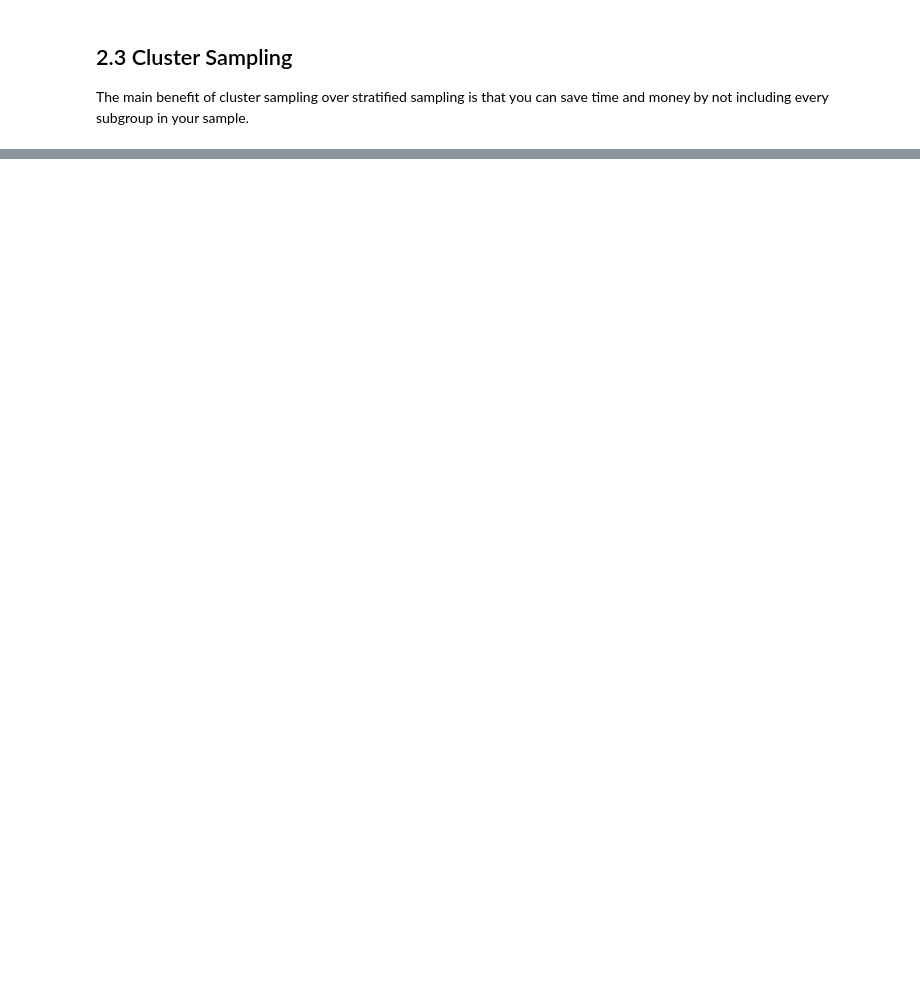
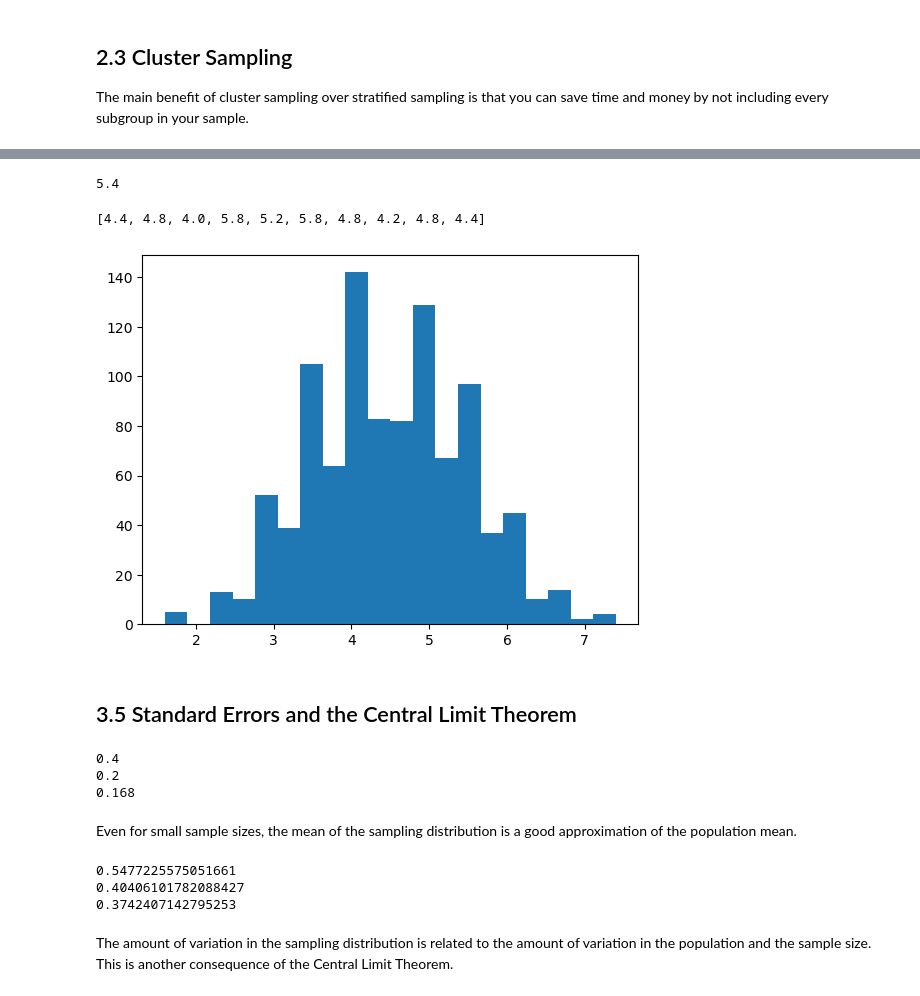
Before and after one commit to Gergerr/portofolio, a Jupyter notebook: Documents/Code/AIML/Portofolio/1. Sampling in Python/main.ipynb, the cells around one changed output, grey strips where cells are left out. Drawn from its saved outputs; the diff is of its cells as text; code cells hidden in the pictures; blank space fills up the shorter version.

```diff
--- a/Documents/Code/AIML/Portofolio/1. Sampling in Python/main.ipynb
+++ b/Documents/Code/AIML/Portofolio/1. Sampling in Python/main.ipynb
@@ -329,0 +504,65 @@ The main benefit of cluster sampling over stratified sampling is that you can sa
+# %%
+# Sample one to eight, five times, with replacement
+five_rolls = np.random.choice(list(range(1, 9)), size= 5, replace= True)
+
+# Print the mean of five_rolls
+print(five_rolls.mean())
+# %% [output]
+5.4
+# %%
+# Replicate the sampling code 1000 times
+sample_means_1000 = []
+for i in range(1000):
+    sample_means_1000.append(
+  		np.random.choice(list(range(1, 9)), size=5, replace=True).mean()
+    )
+
+# Print the first 10 entries of the result
+print(sample_means_1000[0:10])
+# %% [output]
+[4.4, 4.8, 4.0, 5.8, 5.2, 5.8, 4.8, 4.2, 4.8, 4.4]
+# %%
+# Draw a histogram of sample_means_1000 with 20 bins
+plt.hist(sample_means_1000, bins= 20)
+plt.show()
+# %% [output]
+[figure, added]
+# %% [markdown]
+## 3.5 Standard Errors and the Central Limit Theorem
+# %%
+sampling_distribution_5= attrition_pop.sample(n= 5)['Attrition']
+sampling_distribution_50= attrition_pop.sample(n= 50)['Attrition']
+sampling_distribution_500= attrition_pop.sample(n= 500)['Attrition']
+
+
+# Calculate the mean of the mean attritions for each sampling distribution
+mean_of_means_5 = np.mean(sampling_distribution_5)
+mean_of_means_50 = np.mean(sampling_distribution_50)
+mean_of_means_500 = np.mean(sampling_distribution_500)
+
+# Print the results
+print(mean_of_means_5)
+print(mean_of_means_50)
+print(mean_of_means_500)
+# %% [output]
+0.4
+0.2
+0.168
+# %% [markdown]
+Even for small sample sizes, the mean of the sampling distribution is a good approximation of the population mean.
+# %%
+# Calculate the std. dev. of the mean attritions for each sampling distribution
+sd_of_means_5 = np.std(sampling_distribution_5, ddof= 1)
+sd_of_means_50 = np.std(sampling_distribution_50, ddof= 1)
+sd_of_means_500 = np.std(sampling_distribution_500, ddof= 1)
+
+# Print the results
+print(sd_of_means_5)
+print(sd_of_means_50)
+print(sd_of_means_500)
+# %% [output]
+0.5477225575051661
+0.40406101782088427
+0.3742407142795253
+# %% [markdown]
+The amount of variation in the sampling distribution is related to the amount of variation in the population and the sample size. This is another consequence of the Central Limit Theorem.
```
Also changed, not shown: parts of 33 cells of this notebook.
